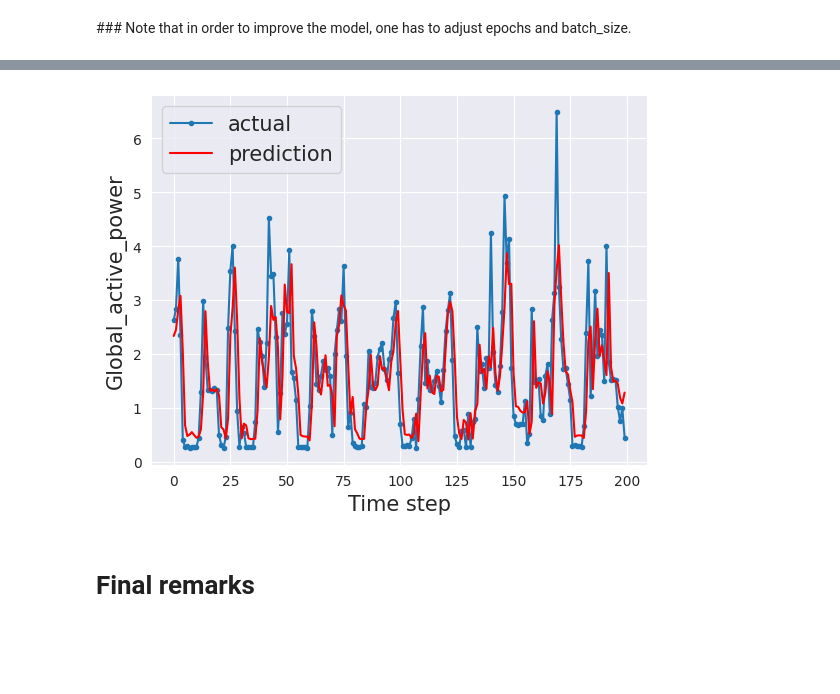
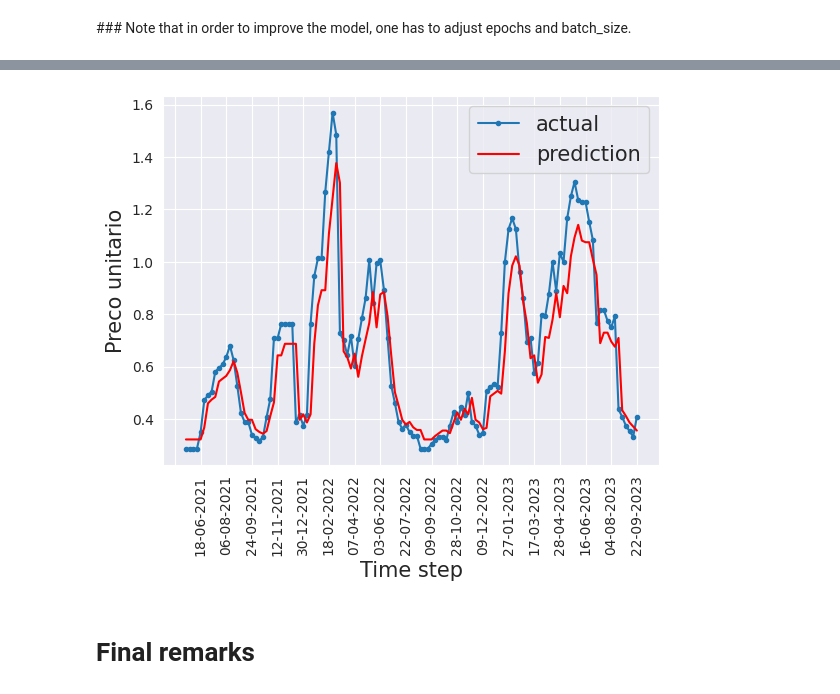
Before and after one commit to Patrick448/time-series-analysis, a Jupyter notebook: Notebooks/adapted-time-series-data-analysis-using-lstm-tutorial.ipynb, the cells around one changed output, grey strips where cells are left out. Saved outputs shown, nothing was run; the diff lists cells and outputs as text; code cells hidden in the pictures; blank space fills up the shorter version.

```diff
--- a/Notebooks/adapted-time-series-data-analysis-using-lstm-tutorial.ipynb
+++ b/Notebooks/adapted-time-series-data-analysis-using-lstm-tutorial.ipynb
@@ -349 +335,10 @@ df_resample.shape
+# %%
+## * Note: I scale all features in range of [0,1].
+
+## If you would like to train based on the resampled data (over hour), then used below
+values = filtered_alface_crespa_roca.values
+
+n_train_time = 248
+train = values[:n_train_time, :]
+test = values[n_train_time:, :]
 # %%
@@ -390,15 +386,15 @@ print(reframed.head())
 ### * First, I split the prepared dataset into train and test sets. To speed up the training of the model (for the sake of the demonstration), we will only train the model on the first year of data, then evaluate it on the next 3 years of data.
 # %%
 # split into train and test sets
-values = reframed.values
+#values = reframed.values
 
-n_train_time = 365*24
-train = values[:n_train_time, :]
-test = values[n_train_time:, :]
+#n_train_time = 365*24
+#train = values[:n_train_time, :]
+#test = values[n_train_time:, :]
 ##test = values[n_train_time:n_test_time, :]
 # split into input and outputs
-train_X, train_y = train[:, :-1], train[:, -1]
-test_X, test_y = test[:, :-1], test[:, -1]
+train_X, train_y = reframed_train.values[:, :-1], reframed_train.values[:, -1]
+test_X, test_y = reframed_test.values[:, :-1], reframed_test.values[:, -1]
 # reshape input to be 3D [samples, timesteps, features]
 train_X = train_X.reshape((train_X.shape[0], 1, train_X.shape[1]))
 test_X = test_X.reshape((test_X.shape[0], 1, test_X.shape[1]))
@@ -419,7 +415,7 @@ print(train_X.shape, train_y.shape, test_X.shape, test_y.shape)
 # %%
 
 model = Sequential()
-model.add(LSTM(100, input_shape=(train_X.shape[1], train_X.shape[2])))
+model.add(LSTM(500, input_shape=(train_X.shape[1], train_X.shape[2])))
 model.add(Dropout(0.2))
 #    model.add(LSTM(70))
 #    model.add(Dropout(0.3))
@@ -429,7 +425,7 @@ model.compile(loss='mean_squared_error', optimizer='adam')
 
 
 # fit network
-history = model.fit(train_X, train_y, epochs=20, batch_size=70, validation_data=(test_X, test_y), verbose=2, shuffle=False)
+history = model.fit(train_X, train_y, epochs=40, batch_size=70, validation_data=(test_X, test_y), verbose=2, shuffle=False)
 
 # summarize history for loss
 plt.plot(history.history['loss'])
@@ -442,7 +438,7 @@ plt.show()
 
 # make a prediction
 yhat = model.predict(test_X)
-test_X = test_X.reshape((test_X.shape[0], 7))
+test_X = test_X.reshape((test_X.shape[0], 1))
 # invert scaling for forecast
 inv_yhat = np.concatenate((yhat, test_X[:, -6:]), axis=1)
 inv_yhat = scaler.inverse_transform(inv_yhat)
@@ -482,2 +475,6 @@ Test RMSE: 0.618
 # %% [markdown]
 ### Note that in order to improve the model, one has to adjust epochs and batch_size.
+# %%
+dates = pd.to_datetime(filtered_alface_crespa_roca.index[249:]).strftime('%d-%m-%Y')
+dates = dates.to_list()
+dates
@@ -484,16 +499,20 @@ Test RMSE: 0.618
 # %%
+
+
 ## time steps, every step is one hour (you can easily convert the time step to the actual time index)
 ## for a demonstration purpose, I only compare the predictions in 200 hours.
 
-aa=[x for x in range(200)]
-plt.plot(aa, inv_y[:200], marker='.', label="actual")
-plt.plot(aa, inv_yhat[:200], 'r', label="prediction")
-plt.ylabel('Global_active_power', size=15)
+aa=[x for x in range(124)]
+plt.gca().xaxis.set_major_locator(mdates.DayLocator(interval=7))
+plt.xticks(rotation=90)
+plt.plot(dates, inv_y[:124], marker='.', label="actual")
+plt.plot(dates, inv_yhat[:124], 'r', label="prediction")
+plt.ylabel('Preco unitario', size=15)
 plt.xlabel('Time step', size=15)
 plt.legend(fontsize=15)
 plt.show()
 # %% [output]
-[figure, old version]
+[figure, new version]
 # %% [markdown]
 # Final remarks
 # %% [markdown]
```
Also changed, not shown: parts of 22 cells of this notebook, 10 other files.
